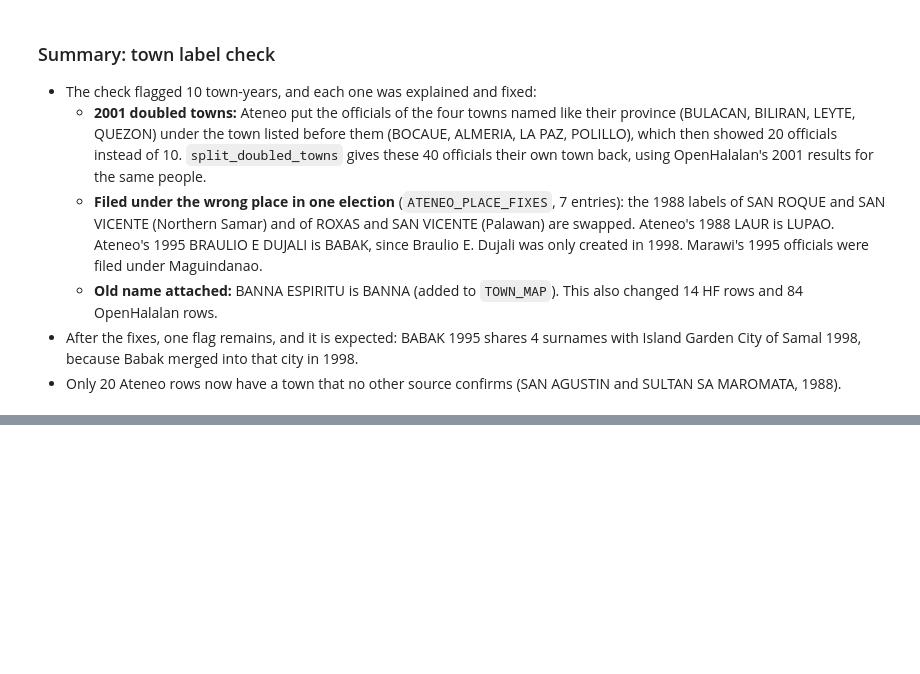
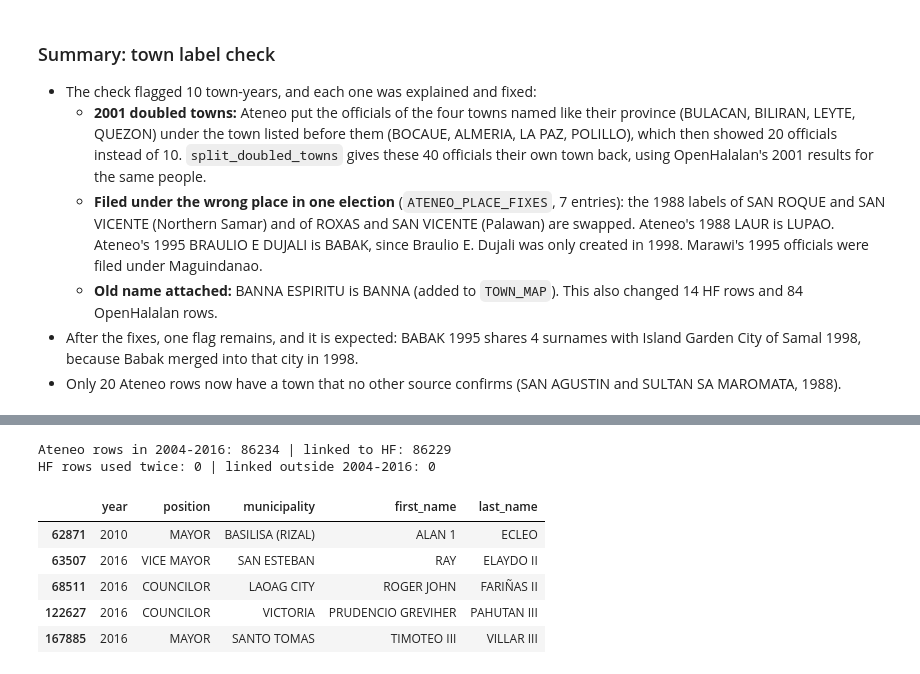
Before and after one commit to SrPenguin000/ph-political-dynasty-project, a Jupyter notebook: notebooks/07_ateneo_cleaning.ipynb, the cells around one changed output, grey strips where cells are left out. Cells and saved outputs as stored; diff of their text form; code cells hidden in the pictures; blank space fills up the shorter version.

```diff
--- a/notebooks/07_ateneo_cleaning.ipynb
+++ b/notebooks/07_ateneo_cleaning.ipynb
@@ -438,0 +447,20 @@ label_suspects(at[at["town_verified"].eq(True)])
+# %%
+from src.transform.clean_backfill import clean_persons, link_ateneo_to_hf
+
+hf_people = clean_persons(pd.read_parquet(RAW / "hf_persons.parquet"))
+linked = link_ateneo_to_hf(at, memberships, hf_people)
+
+in_hf_years = linked["year"].between(2004, 2016)
+print("Ateneo rows in 2004-2016:", in_hf_years.sum(), "| linked to HF:", linked["hf_membership_id"].notna().sum())
+print("HF rows used twice:", linked["hf_membership_id"].dropna().duplicated().sum(),
+      "| linked outside 2004-2016:", (linked["hf_membership_id"].notna() & ~in_hf_years).sum())
+linked.loc[in_hf_years & linked["hf_membership_id"].isna(), ["year", "position", "municipality", "first_name", "last_name"]]
+# %% [output]
+Ateneo rows in 2004-2016: 86234 | linked to HF: 86229
+HF rows used twice: 0 | linked outside 2004-2016: 0
+|  | year | position | municipality | first_name | last_name |
+| 62871 | 2010 | MAYOR | BASILISA (RIZAL) | ALAN 1 | ECLEO |
+| 63507 | 2016 | VICE MAYOR | SAN ESTEBAN | RAY | ELAYDO II |
+| 68511 | 2016 | COUNCILOR | LAOAG CITY | ROGER JOHN | FARIÑAS II |
+| 122627 | 2016 | COUNCILOR | VICTORIA | PRUDENCIO GREVIHER | PAHUTAN III |
+| 167885 | 2016 | MAYOR | SANTO TOMAS | TIMOTEO III | VILLAR III |
```
Also changed, not shown: parts of 8 cells of this notebook, 4 other files.
